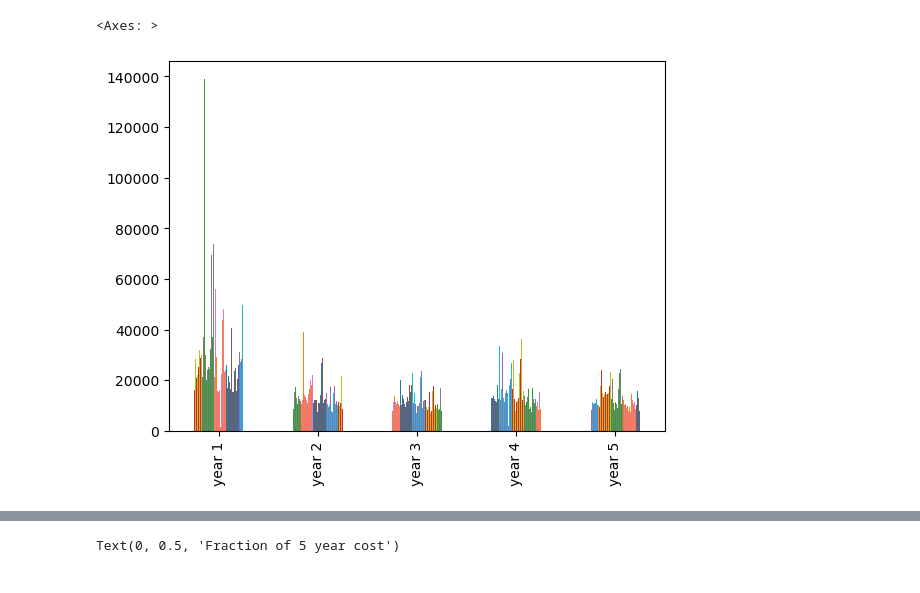
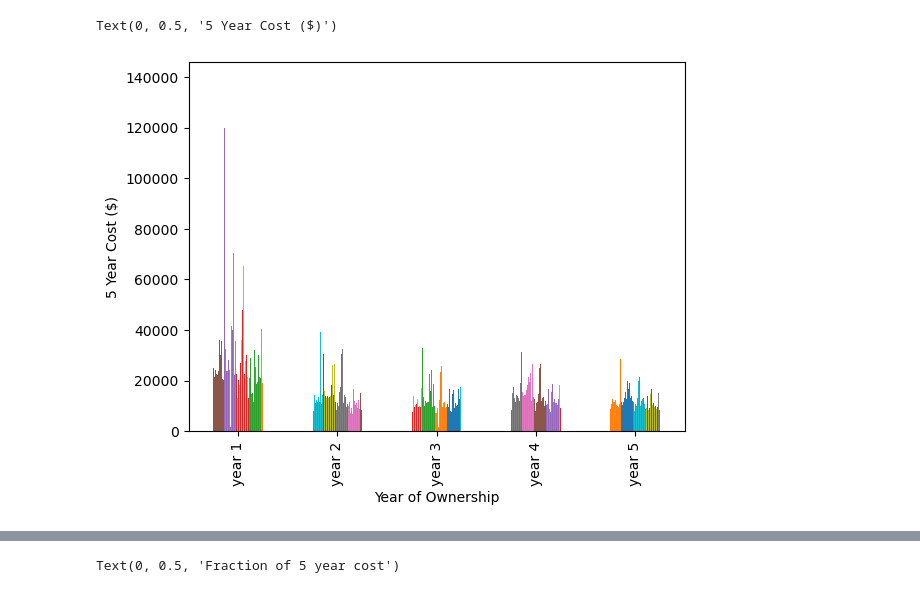
Before and after one commit to ekfrib23/project1-ev-ice, a Jupyter notebook: analysis_5year_ownership.ipynb, the cells around one changed output, grey strips where cells are left out. Cells and saved outputs as stored; diff of their text form; code cells hidden in the pictures.

```diff
--- a/analysis_5year_ownership.ipynb
+++ b/analysis_5year_ownership.ipynb
@@ -18,0 +26,2 @@ ice_df.head()
+# %%
+ice_df=ice_df.set_index(["info"])
@@ -50,11 +61,13 @@ ice_yearly_cost_df.sort_values("year 1",ascending=False)
 # %%
 #fig,ax =plt.subplots()
 #ax.bar(ice_yearly_cost_df[])
 ice_transposed= ice_yearly_cost_df[['year 1', 'year 2', 'year 3', 'year 4', 'year 5']].T
-ice_transposed.plot(kind='bar',legend=False,align="center")#, figsize=(6,8))
+ice_transposed_plot=ice_transposed.plot(kind='bar',legend=False,align="center")#, figsize=(6,8))
+ice_transposed_plot.set_xlabel("Year of Ownership")
+ice_transposed_plot.set_ylabel("5 Year Cost ($)")
 # %% [output]
-<Axes: >
+Text(0, 0.5, '5 Year Cost ($)')
-[figure, old version]
+[figure, new version]
 # %%
 ice_yearly_cost_df['five_year_cost']=0
 for i in range(5):
```
Also changed, not shown: parts of 8 cells of this notebook, 1 other file.
